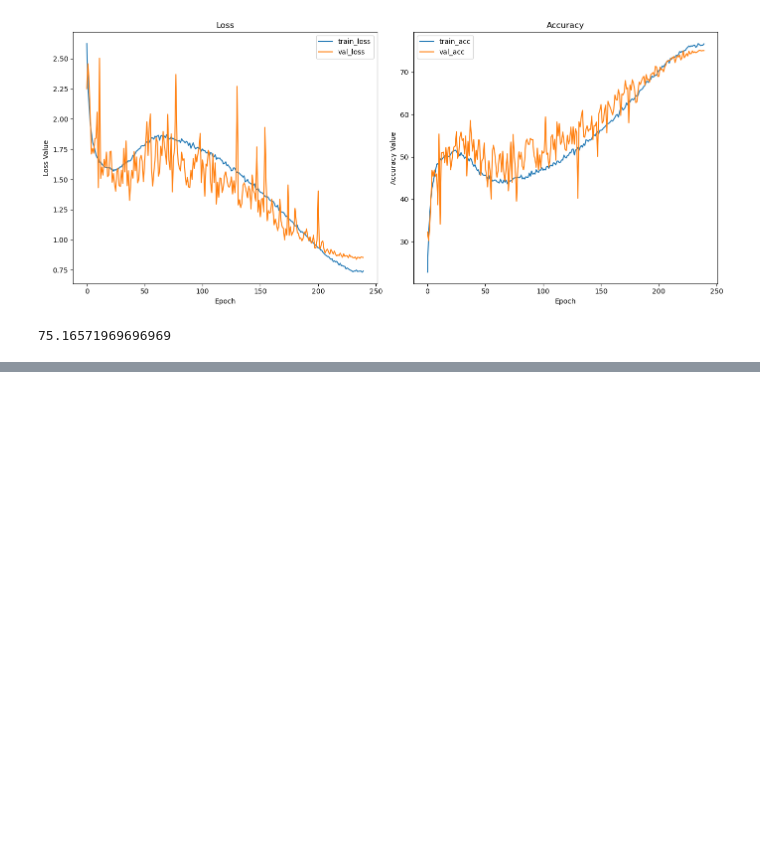
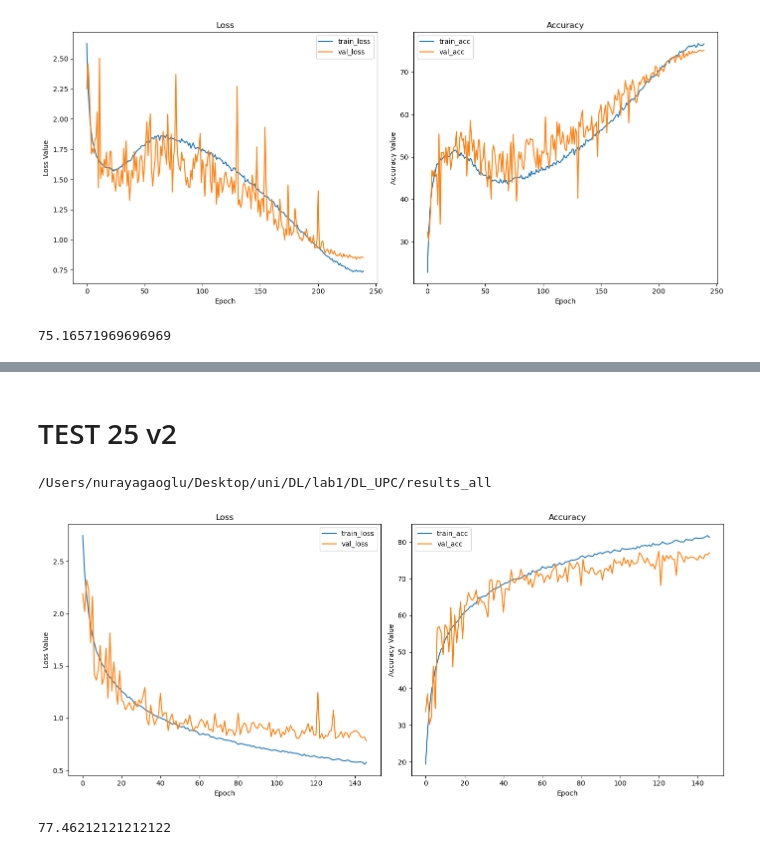
Before and after one commit to Anton123567/DL_UPC, a Jupyter notebook: results_all/Deep Learning Assignment.ipynb, the cells around one changed output, grey strips where cells are left out. Drawn from its saved outputs; the diff is of its cells as text; code cells hidden in the pictures; blank space fills up the shorter version.

Commit message:
nurays last exps

```diff
--- a/results_all/Deep Learning Assignment.ipynb
+++ b/results_all/Deep Learning Assignment.ipynb
@@ -1119,0 +1016,13 @@ Estimated Total Size (MB): 1114.42
+# %% [markdown]
+# TEST 25 v2
+# %%
+cd results_all
+# %% [output]
+/Users/nurayagaoglu/Desktop/uni/DL/lab1/DL_UPC/results_all
+# %%
+plot_res('results25_v2.csv')
+df_25_v2 = pd.read_csv('results25_v2.csv')
+print(df_25_v2['val_acc'].max())
+# %% [output]
+[figure, added]
+77.46212121212122
```
Also changed, not shown: parts of 33 cells of this notebook, 10 other files.
